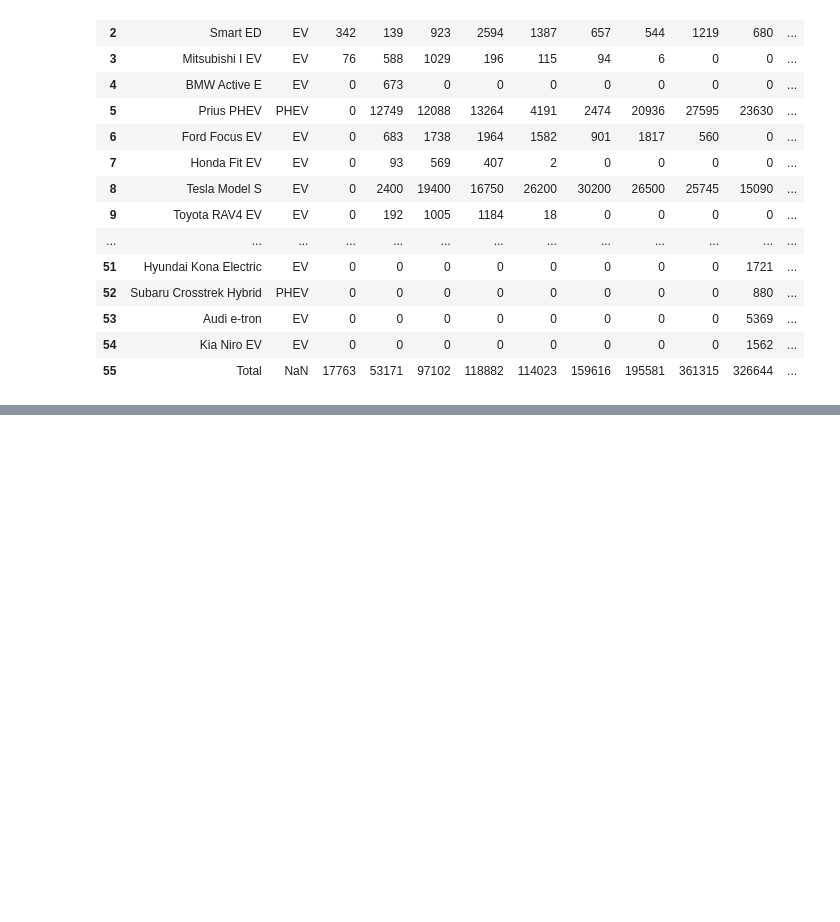
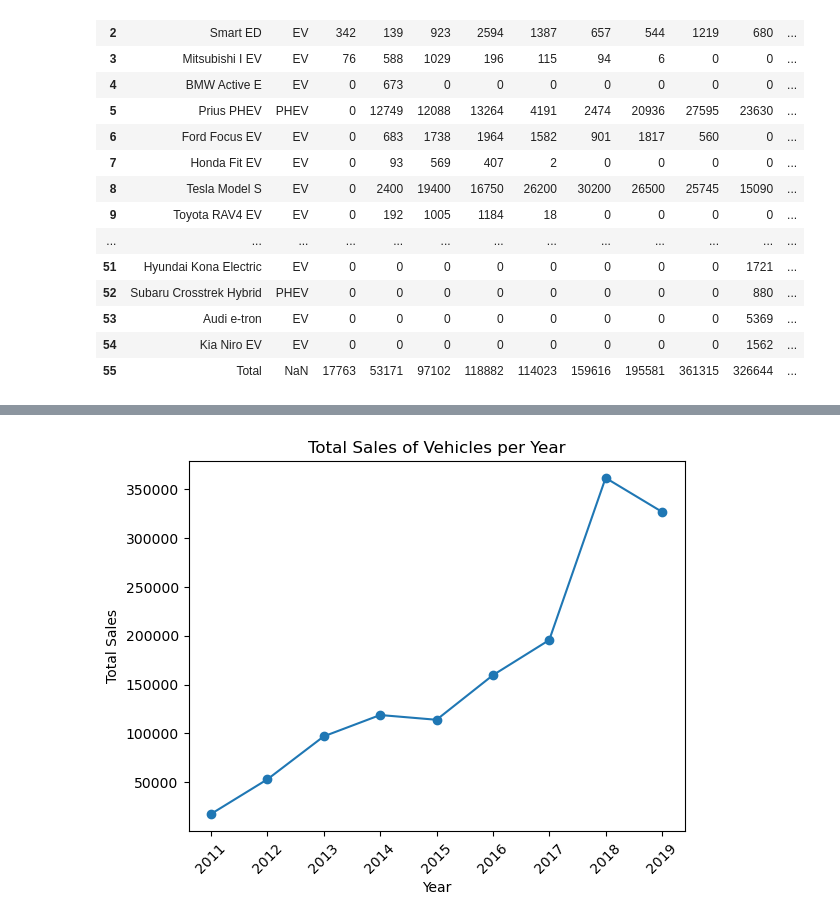
Before and after one commit to andymatsuura/ev-across-america, a Jupyter notebook: AM_notebook.ipynb, the cells around one changed output, grey strips where cells are left out. Cells and saved outputs as stored; diff of their text form; code cells hidden in the pictures; blank space fills up the shorter version.

```diff
--- a/AM_notebook.ipynb
+++ b/AM_notebook.ipynb
@@ -169,0 +174,13 @@ sales_data.to_csv("output/ev_sales.csv")
+# %%
+years = ['2011', '2012', '2013', '2014', '2015', '2016', '2017', '2018', '2019']
+sums = sales_data_no_total.loc[:, years].sum(axis=0)
+plt.plot(years, sums, marker='o', linestyle='-')
+plt.xlabel('Year')
+plt.ylabel('Total Sales')
+plt.title('Total Sales of Vehicles per Year')
+
+# Rotate x-axis labels for better readability
+plt.xticks(rotation=45)
+plt.savefig("output/ev_sales.png")
+# %% [output]
+[figure, added]
```
Also changed, not shown: parts of 4 cells of this notebook, 1 other file.
